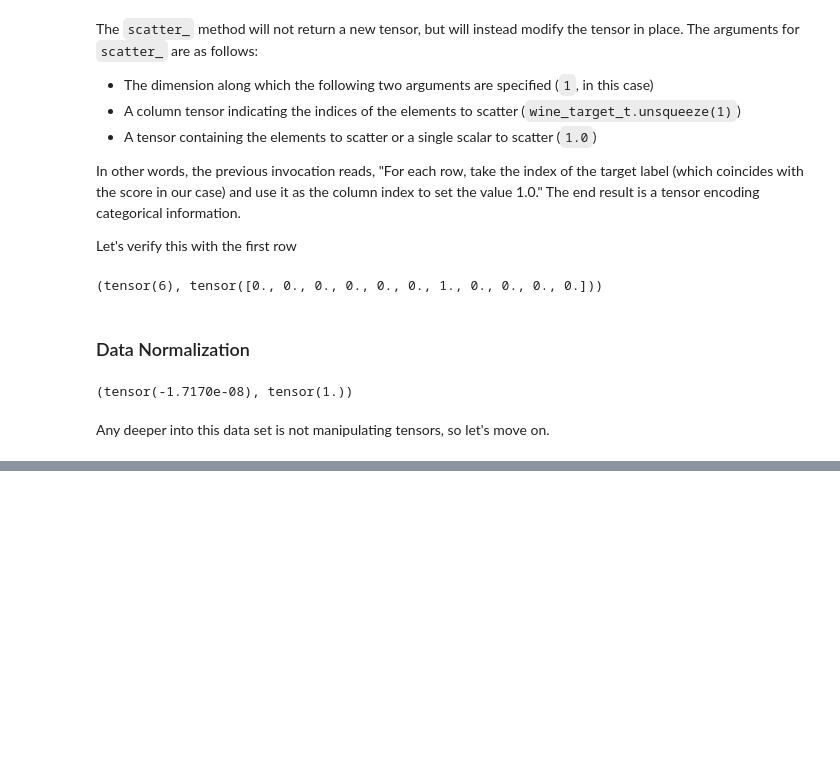
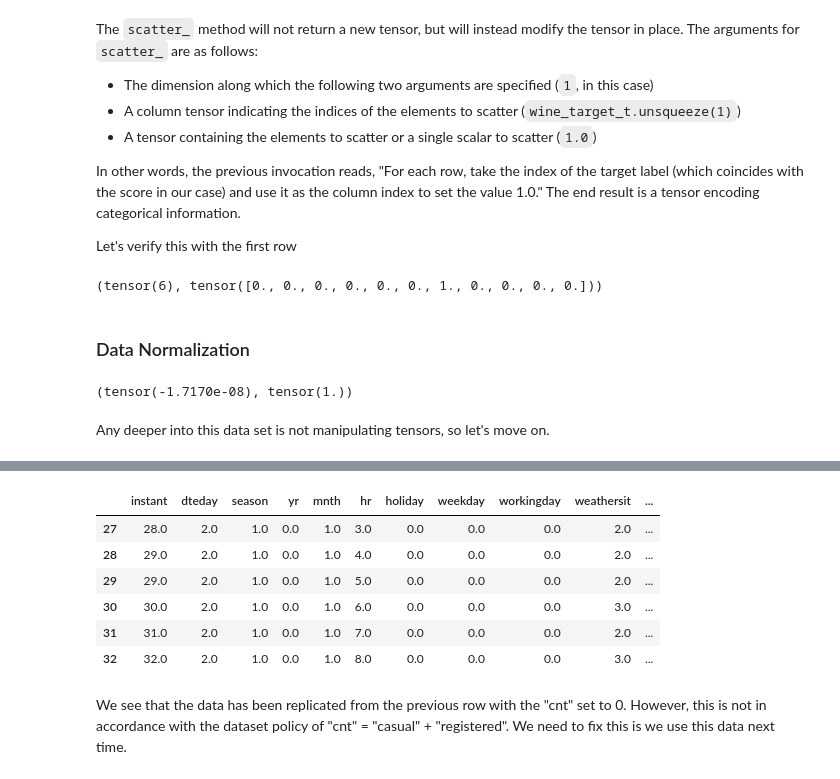
Before and after one commit to hoganman/deeplearningpytorch, a Jupyter notebook: 01-tensors-basics.ipynb, the cells around one changed output, grey strips where cells are left out. Cells and saved outputs as stored; diff of their text form; code cells hidden in the pictures; blank space fills up the shorter version.

```diff
--- a/01-tensors-basics.ipynb
+++ b/01-tensors-basics.ipynb
@@ -273,0 +394,12 @@ Any deeper into this data set is not manipulating tensors, so let's move on.
+# %%
+bike_hour_fixed_df.iloc[row_index-2:].head(6)
+# %% [output]
+|  | instant | dteday | season | yr | mnth | hr | holiday | weekday | workingday | weathersit | ... |
+| 27 | 28.0 | 2.0 | 1.0 | 0.0 | 1.0 | 3.0 | 0.0 | 0.0 | 0.0 | 2.0 | ... |
+| 28 | 29.0 | 2.0 | 1.0 | 0.0 | 1.0 | 4.0 | 0.0 | 0.0 | 0.0 | 2.0 | ... |
+| 29 | 29.0 | 2.0 | 1.0 | 0.0 | 1.0 | 5.0 | 0.0 | 0.0 | 0.0 | 2.0 | ... |
+| 30 | 30.0 | 2.0 | 1.0 | 0.0 | 1.0 | 6.0 | 0.0 | 0.0 | 0.0 | 3.0 | ... |
+| 31 | 31.0 | 2.0 | 1.0 | 0.0 | 1.0 | 7.0 | 0.0 | 0.0 | 0.0 | 2.0 | ... |
+| 32 | 32.0 | 2.0 | 1.0 | 0.0 | 1.0 | 8.0 | 0.0 | 0.0 | 0.0 | 3.0 | ... |
+# %% [markdown]
+We see that the data has been replicated from the previous row with the "cnt" set to 0. However, this is not in accordance with the dataset policy of "cnt" = "casual" + "registered". We need to fix this is we use this data next time.
```
Also changed, not shown: parts of 19 cells of this notebook.
